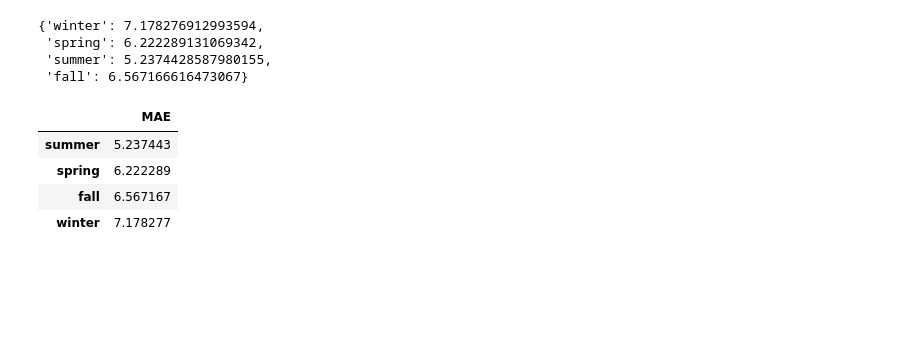
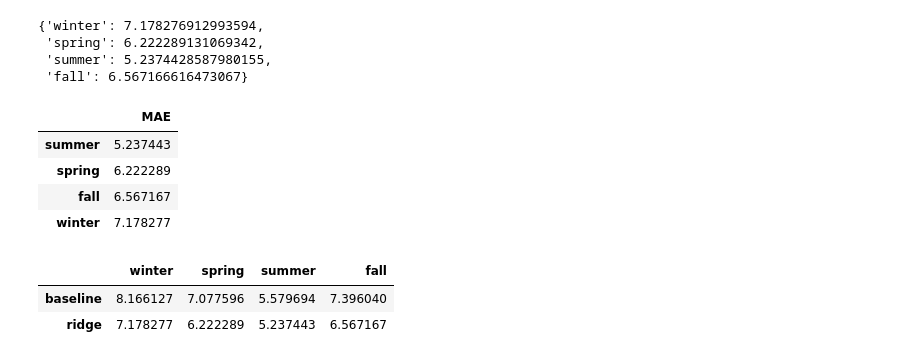
Before and after one commit to TimHuhYen/temp-timeseries-ml, a Jupyter notebook: notebooks/explore.ipynb, the cells around one changed output. Cells and saved outputs as stored; diff of their text form; code cells hidden in the pictures; blank space fills up the shorter version.

Commit message:
Added the comaparison of the season mean_absolute_error's toward the baseline predictions to see the upper bound of this model has been reached.

```diff
--- a/notebooks/explore.ipynb
+++ b/notebooks/explore.ipynb
@@ -340,3 +340,20 @@ season_mae_df
 | spring | 6.222289 |
 | fall | 6.567167 |
 | winter | 7.178277 |
+# %%
+baseline_pred = test["pred_baseline"]
+
+season_mae_compare = {}
+
+for s in ["winter", "spring", "summer", "fall"]:
+    mask = season == s
+    season_mae_compare[s] = {
+        "baseline": mean_absolute_error(y_test[mask], baseline_pred[mask]),
+        "ridge": mean_absolute_error(y_test[mask], pred[mask])
+    }
+
+pd.DataFrame(season_mae_compare)
+# %% [output]
+|  | winter | spring | summer | fall |
+| baseline | 8.166127 | 7.077596 | 5.579694 | 7.396040 |
+| ridge | 7.178277 | 6.222289 | 5.237443 | 6.567167 |
```
